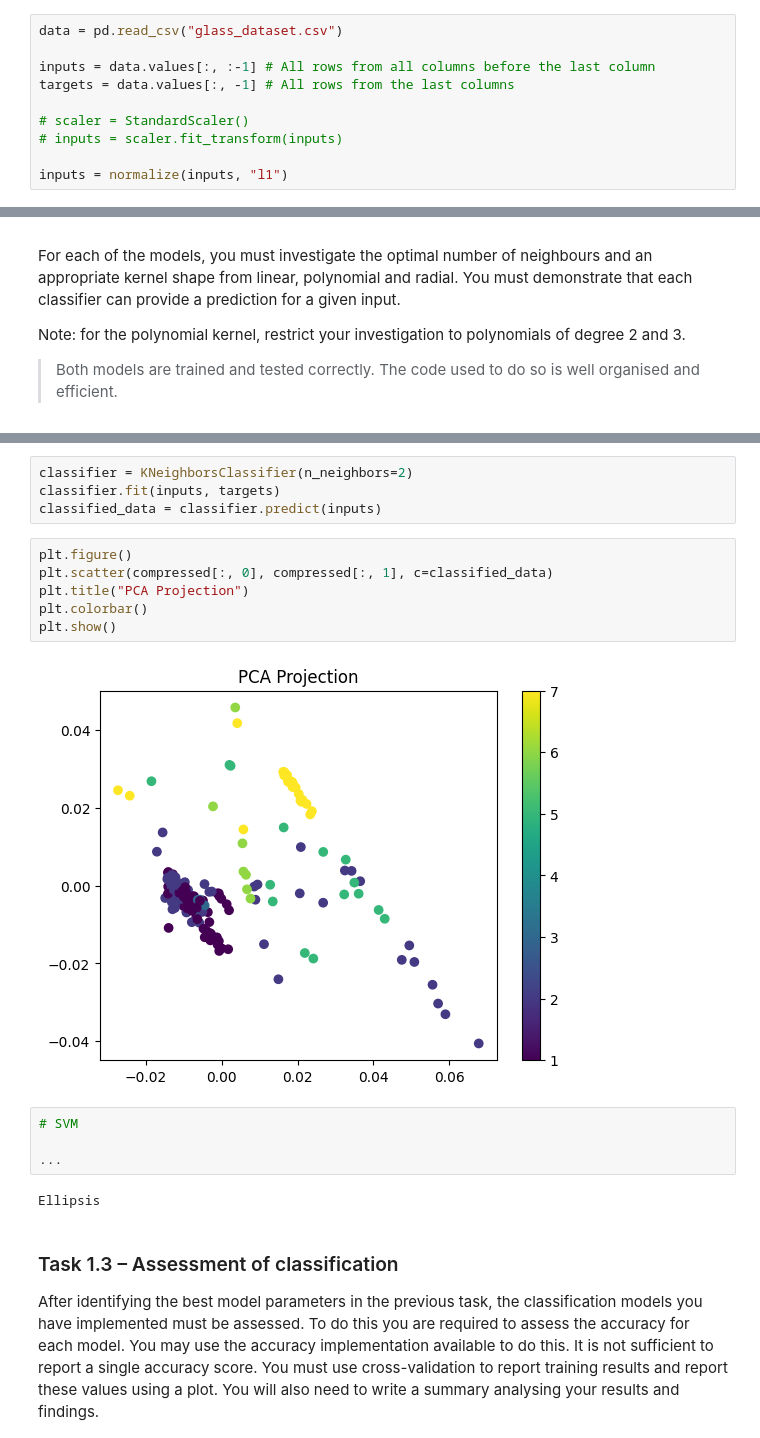
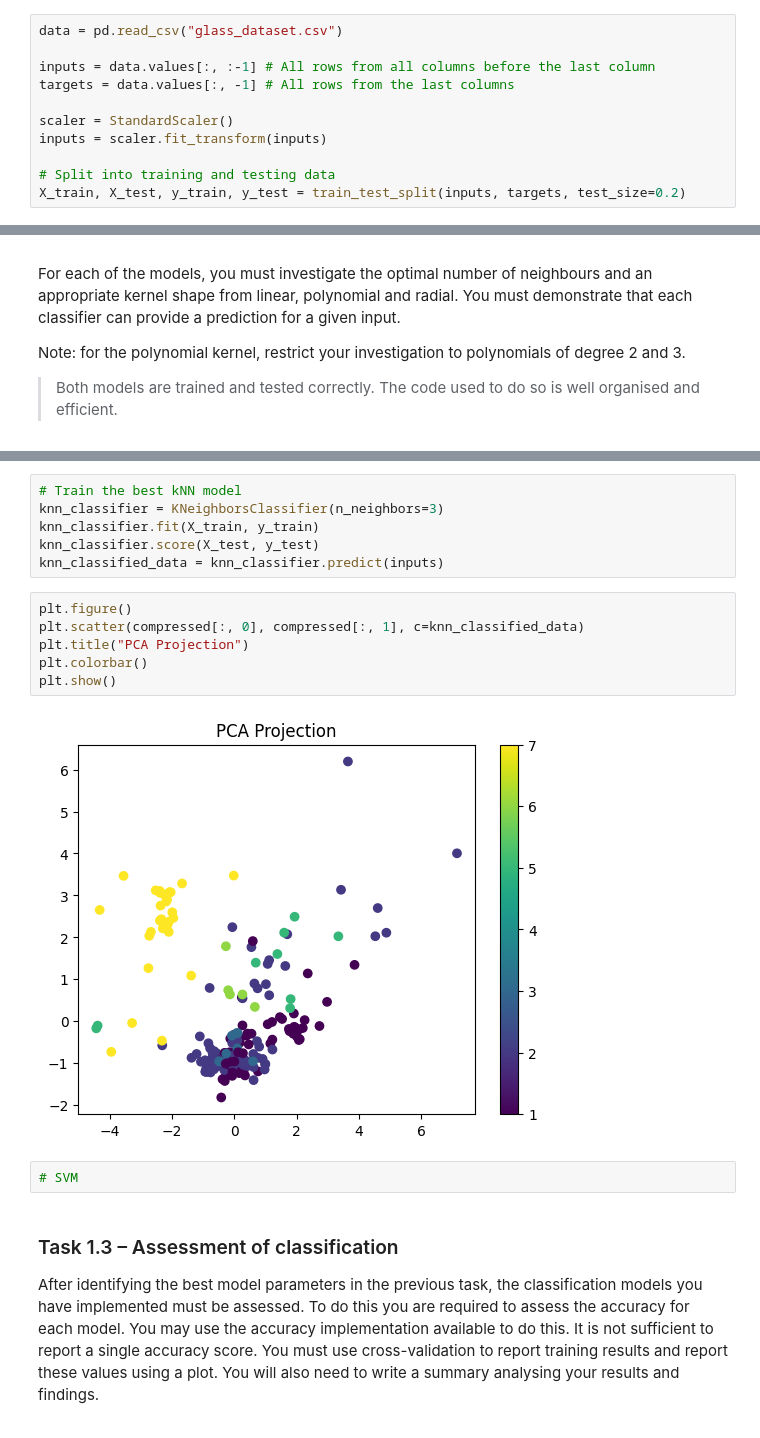
Before and after one commit to corey-richardson/comp2002, a Jupyter notebook: CW2/COMP2002.ipynb, the cells around one changed output, grey strips where cells are left out. Saved outputs shown, nothing was run; the diff lists cells and outputs as text.

```diff
--- a/CW2/COMP2002.ipynb
+++ b/CW2/COMP2002.ipynb
@@ -37,10 +36,11 @@ data = pd.read_csv("glass_dataset.csv")
 inputs = data.values[:, :-1] # All rows from all columns before the last column
 targets = data.values[:, -1] # All rows from the last columns
 
-# scaler = StandardScaler()
-# inputs = scaler.fit_transform(inputs)
+scaler = StandardScaler()
+inputs = scaler.fit_transform(inputs)
 
-inputs = normalize(inputs, "l1")
+# Split into training and testing data
+X_train, X_test, y_train, y_test = train_test_split(inputs, targets, test_size=0.2)
 # %%
 # TEST BLOCK
 print(inputs[:5]) # .head()
@@ -113,21 +108,19 @@ Text(0, 0.5, 'Accuracy Score')
-# %%
-classifier = KNeighborsClassifier(n_neighbors=2)
-classifier.fit(inputs, targets)
-classified_data = classifier.predict(inputs)
+# %%
+# Train the best kNN model
+knn_classifier = KNeighborsClassifier(n_neighbors=3)
+knn_classifier.fit(X_train, y_train)
+knn_classifier.score(X_test, y_test)
+knn_classified_data = knn_classifier.predict(inputs)
 # %%
 plt.figure()
-plt.scatter(compressed[:, 0], compressed[:, 1], c=classified_data)
+plt.scatter(compressed[:, 0], compressed[:, 1], c=knn_classified_data)
 plt.title("PCA Projection")
 plt.colorbar()
 plt.show()
 # %% [output]
-[figure, old version]
+[figure, new version]
 # %%
 # SVM
-
-...
-# %% [output]
-Ellipsis
 # %% [markdown]
 ### Task 1.3 – Assessment of classification
 
```
Also changed, not shown: parts of 7 cells of this notebook.
